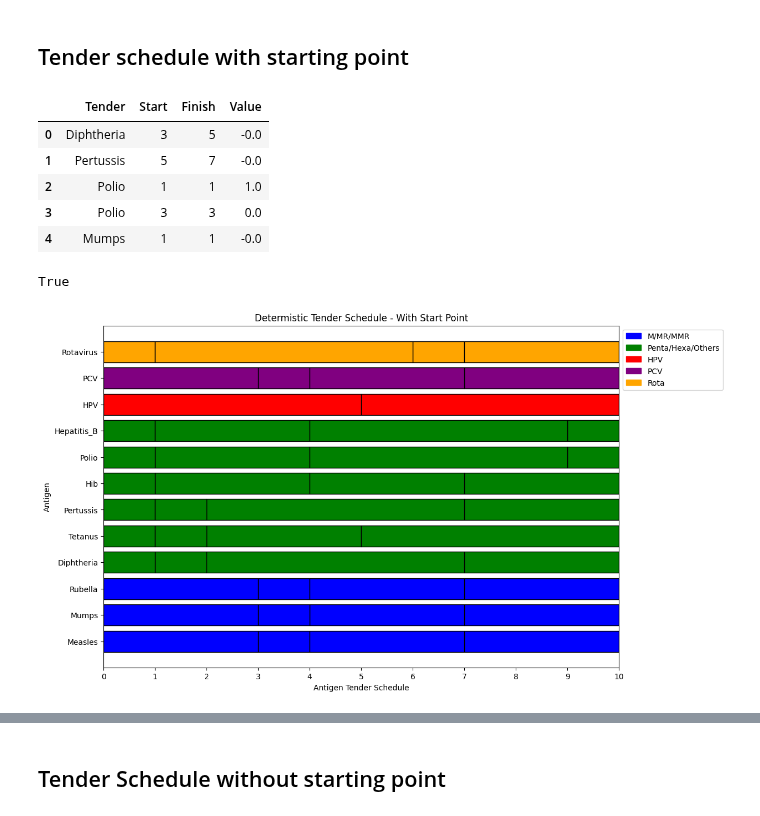
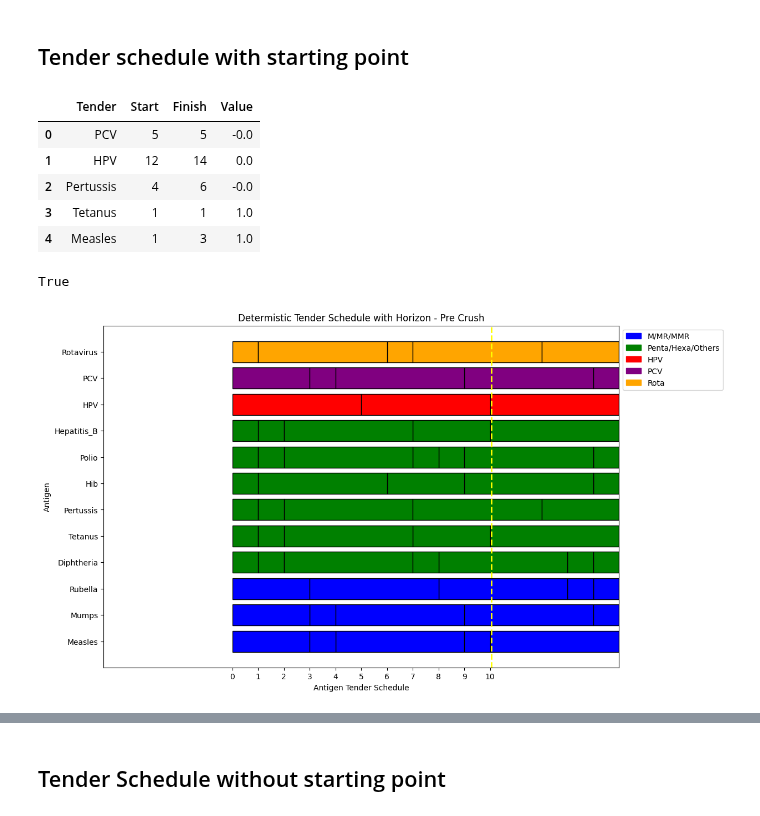
Before and after one commit to nuhorchak/Vaccine_Tender, a Jupyter notebook: tender_schedule_visualization.ipynb, the cells around one changed output, grey strips where cells are left out. Cells and saved outputs as stored; diff of their text form; code cells hidden in the pictures.

Commit message:
added tender start and end horizon

```diff
--- a/tender_schedule_visualization.ipynb
+++ b/tender_schedule_visualization.ipynb
@@ -9,7 +9,7 @@ import matplotlib.pyplot as plt
 # %% [markdown]
 ## Tender schedule with starting point
 # %%
-with open('Deterministic_results_with_start.json') as json_file:
+with open('horizon excursion/deterministic_horizon_pre_crush.json') as json_file:
     F_results = json.load(json_file)
 # %%
 # Search results by keyword for F (tender schedules)
@@ -51,11 +51,11 @@ F_values_df = pd.DataFrame(data_list)
 F_values_df.head()
 # %% [output]
 |  | Tender | Start | Finish | Value |
-| 0 | Diphtheria | 3 | 5 | -0.0 |
-| 1 | Pertussis | 5 | 7 | -0.0 |
-| 2 | Polio | 1 | 1 | 1.0 |
-| 3 | Polio | 3 | 3 | 0.0 |
-| 4 | Mumps | 1 | 1 | -0.0 |
+| 0 | PCV | 5 | 5 | -0.0 |
+| 1 | HPV | 12 | 14 | 0.0 |
+| 2 | Pertussis | 4 | 6 | -0.0 |
+| 3 | Tetanus | 1 | 1 | 1.0 |
+| 4 | Measles | 1 | 3 | 1.0 |
 # %%
 #check to make sure all tenders are accounted for in model results
 def lists_contain_same_strings(list1, list2):
@@ -107,37 +107,39 @@ colors = {
 }
 
 # Iterate through rows and plot bars based on conditions and color groups
 for index, row in F_values_df.iterrows():
     if round(row['Value']) == 1:
         start = row['Start'] - 1
         end = row['Finish']
 
         # Choose color based on the group
         for group, tenders in color_groups.items():
             if row['Tender'] in tenders:
                 color = colors[group]
                 ax.barh(row['Tender'], width=end - start, left=start, edgecolor='black', color=color)
 
 # Set labels and show the plot
-ax.set_xlim(0, 10)
+ax.set_xlim(-5, 15)
 ax.set_xticks(range(11))
 
 ax.set_xlabel('Antigen Tender Schedule')
 ax.set_ylabel('Antigen')
-plt.title('Determistic Tender Schedule - With Start Point')
+plt.title('Determistic Tender Schedule with Horizon - Pre Crush')
 
 # Create a legend with adjusted location
 legend_labels = [plt.Rectangle((0,0),1,1, color=colors[group], label=group) for group in color_groups.keys()]
 ax.legend(legend_labels, color_groups.keys(), loc='upper left', bbox_to_anchor=(1, 1))
 
+# Add a dashed yellow line at the 10th tick on the x-axis
+ax.axvline(x=10.04, color='yellow', linestyle='--', linewidth=2)
 
 # Save and show the plot
 # plt.savefig('Deterministic_Tenders_With_Start_Color_Groups_Same_Color.png')
-plt.savefig('Deterministic_Tenders_With_Start.png', bbox_inches='tight', pad_inches=0.1)
+plt.savefig('horizon excursion/deterministic_horizon_both_ends.png', bbox_inches='tight', pad_inches=0.1)
 plt.show()
 plt.show()
 # %% [output]
-[figure, old version]
+[figure, new version]
 # %%
 # filter(row -> row[:Tender] == "Rotavirus", )
 
```
Also changed, not shown: parts of 1 cell of this notebook, 32 other files.
